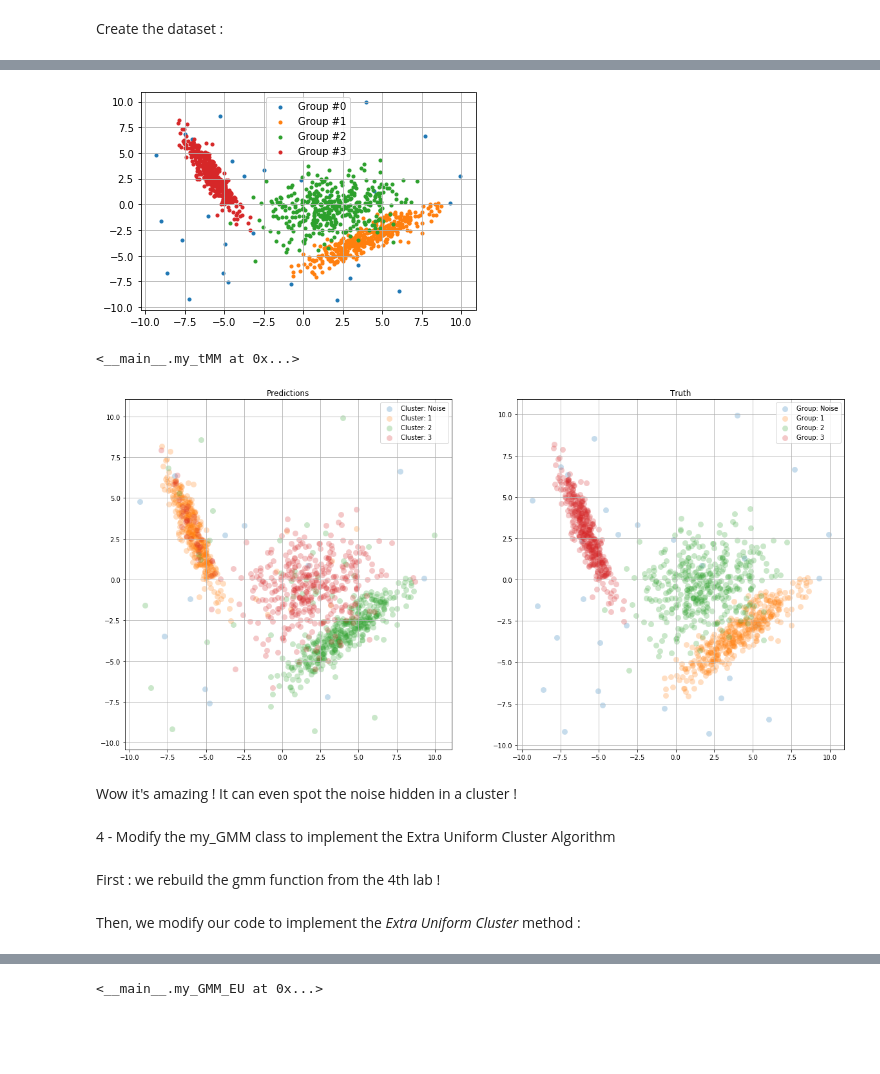
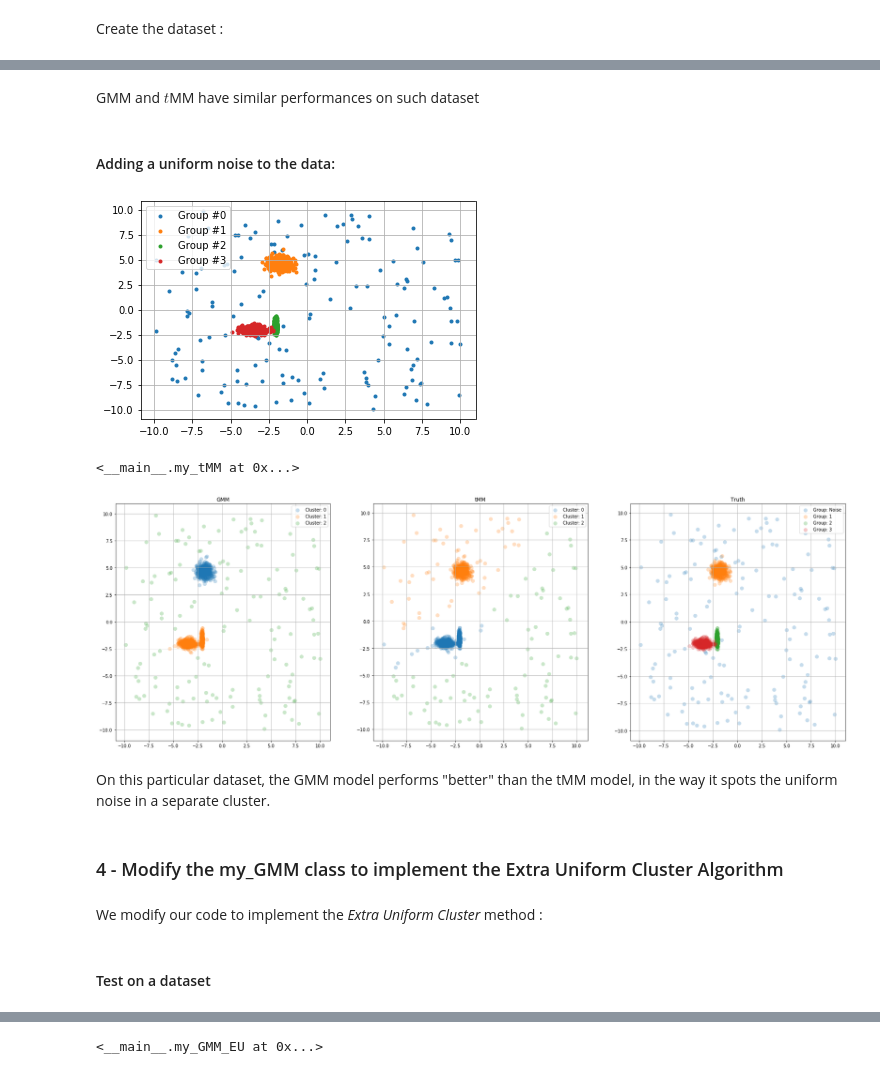
Before and after one commit to EmmanuelJhno/AML-labs, a Jupyter notebook: Cours 6 - TP/lab5-RMM.ipynb, the cells around one changed output, grey strips where cells are left out. Drawn from its saved outputs; the diff is of its cells as text; code cells hidden in the pictures; blank space fills up the shorter version.

```diff
--- a/Cours 6 - TP/lab5-RMM.ipynb
+++ b/Cours 6 - TP/lab5-RMM.ipynb
@@ -532,0 +876,6 @@ Create the dataset :
+# %%
+gmm = my_GMM(k=3, itermax=10)
+tmm = my_tMM(K=3, itermax=10)
+# %%
+gmm.fit(data)
+tmm.fit(data)
@@ -533,54 +912,67 @@ Create the dataset :
+# %% [markdown]
+GMM and $t$MM have similar performances on such dataset
+# %% [markdown]
+#### Adding a uniform noise to the data:
 # %%
 n = 500
 p = 2
 
-X = [np.random.uniform(-10, 10, size=(30, p))]
+X = [np.random.uniform(-10, 10, size=(150, p))]
 
 for _ in range(3):
     mu = np.random.uniform(-6,6, (2,))
-    sigma = np.random.uniform(-2,2, (2,2))
+    sigma = np.diag(np.random.uniform(-1,1, (2,)))
     sigma = sigma.T@sigma
     pts = []
     for _ in range(400):
         pts.append(np.random.multivariate_normal(mean=mu, cov=sigma))
     X.append(np.array(pts))
-
-for i, pts in enumerate(X):
-    plt.scatter(pts.T[0], pts.T[1], marker='.', label="Group #{}".format(i))
-plt.legend()
-plt.grid()
-plt.show()
+data = np.concatenate(X)
-# %% [output]
-[figure, removed]
+# %%
+for i, pts in enumerate(X):
+    plt.scatter(pts.T[0], pts.T[1], marker='.', label="Group #{}".format(i))
+plt.legend()
+plt.grid()
+plt.show()
+# %% [output]
+[figure, added]
 # %%
-data = np.concatenate(X)
-tmm = my_tMM(3)
+gmm = my_GMM(3, itermax=10)
+tmm = my_tMM(3, itermax=10)
+
+gmm.fit(data)
 tmm.fit(data)
 # %% [output]
 <__main__.my_tMM at 0x...>
 # %%
-plt.figure(figsize=(20,10))
+plt.figure(figsize=(30,10))
 
-plt.subplot(121)
-for label in np.unique(gmm_eu.labels_):
-    data_i = np.array([data[j] for j in range(data.shape[0]) if gmm_eu.labels_[j] == label])
-    plt.scatter(data_i.T[0], data_i.T[1], label="Cluster: {}".format(label if label else "Noise"), **plot_kwds)
-plt.title("Predictions")
+plt.subplot(131)
+for label in np.unique(gmm.labels_):
+    data_i = np.array([data[j] for j in range(data.shape[0]) if gmm.labels_[j] == label])
+    plt.scatter(data_i.T[0], data_i.T[1], label="Cluster: {}".format(label), **plot_kwds)
+plt.title("GMM")
 plt.legend()
 plt.grid()
 
-plt.subplot(122)
+plt.subplot(132)
+for label in np.unique(tmm.labels_):
+    data_i = np.array([data[j] for j in range(data.shape[0]) if tmm.labels_[j] == label])
+    plt.scatter(data_i.T[0], data_i.T[1], label="Cluster: {}".format(label), **plot_kwds)
+plt.title("tMM")
+plt.legend()
+plt.grid()
+
+plt.subplot(133)
 for i, pts in enumerate(X):
     plt.scatter(pts.T[0], pts.T[1], label="Group: {}".format(i if i else "Noise"), **plot_kwds)
 plt.title("Truth")
 plt.legend()
 plt.grid()
 plt.show()
 # %% [output]
-[figure, old version]
+[figure, new version]
-# %% [markdown]
-Wow it's amazing ! It can even spot the noise hidden in a cluster !
+# %% [markdown]
+On this particular dataset, the GMM model performs "better" than the tMM model, in the way it spots the uniform noise in a separate cluster.
 # %% [markdown]
-4 - Modify the my_GMM class to implement the Extra Uniform Cluster Algorithm
+### 4 - Modify the my_GMM class to implement the Extra Uniform Cluster Algorithm
-# %% [markdown]
-First : we rebuild the gmm function from the 4th lab !
@@ -899,5 +979,5 @@ class my_GMM():
 # %% [markdown]
-Then, we modify our code to implement the *Extra Uniform Cluster* method :
+We modify our code to implement the *Extra Uniform Cluster* method :
 # %%
 class my_GMM_EU(my_GMM):
 
@@ -1131,6 +1211,8 @@ class my_GMM_EU(my_GMM):
                 inner += alpha[j] * self.gauss_pdf(x_i=x_i, mu=mu[j], Sigma=Sigma[j-1])
             l += np.log(inner)
         return l
+# %% [markdown]
+#### Test on a dataset
 # %%
 n = 500
 p = 2
```
Also changed, not shown: parts of 26 cells of this notebook.
